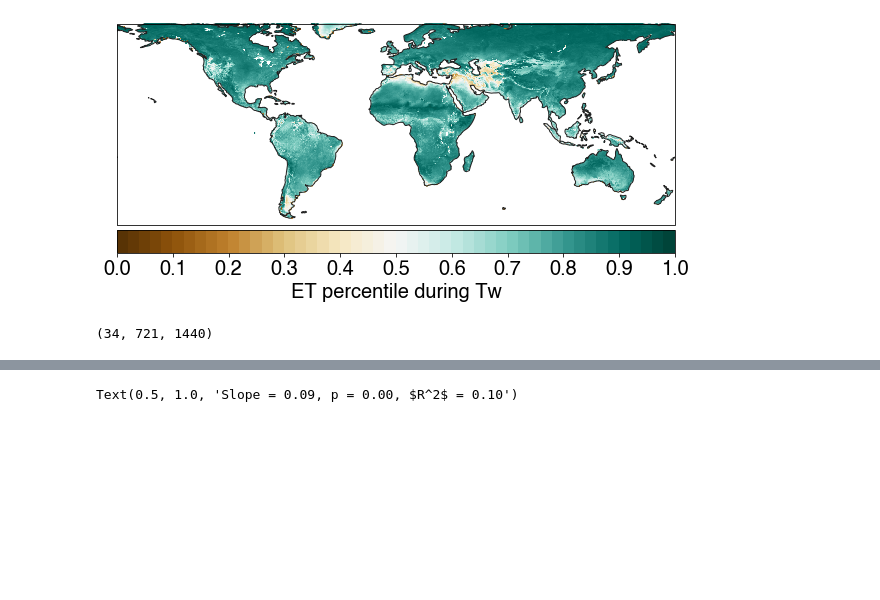
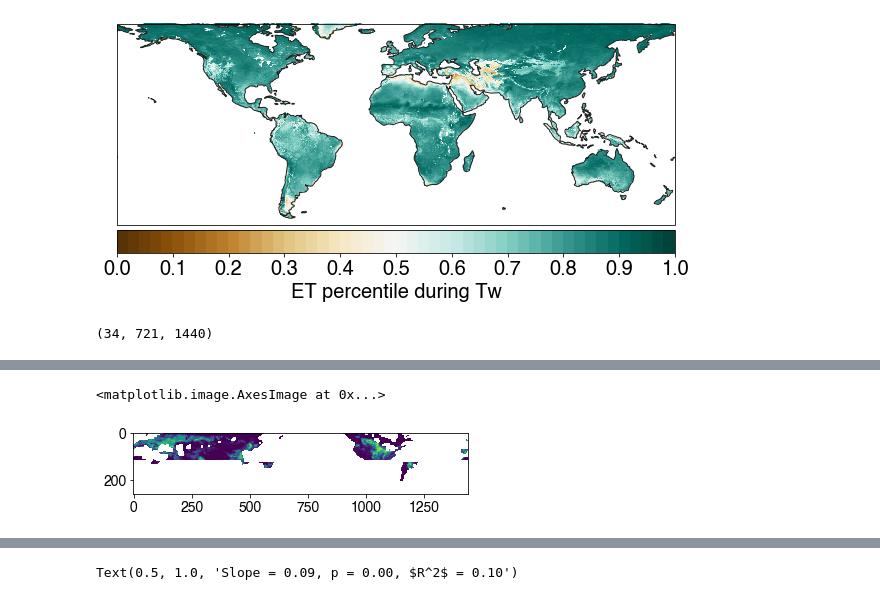
Before and after one commit to ecoffel/2021-heat, a Jupyter notebook: ht_tx_on_tw_analysis.ipynb, the cells around one changed output, grey strips where cells are left out. Cells and saved outputs as stored; diff of their text form; code cells hidden in the pictures; blank space fills up the shorter version.

```diff
--- a/ht_tx_on_tw_analysis.ipynb
+++ b/ht_tx_on_tw_analysis.ipynb
@@ -740,0 +784,5 @@ crop_ha_regrid_sel_1d = crop_ha_regrid_sel.reshape([crop_ha_regrid_sel.size, 1])
+# %%
+plt.imshow(crop_ha_regrid_sel)
+# %% [output]
+<matplotlib.image.AxesImage at 0x...>
+[figure, added]
```
Also changed, not shown: parts of 18 cells of this notebook, 2 other files.
